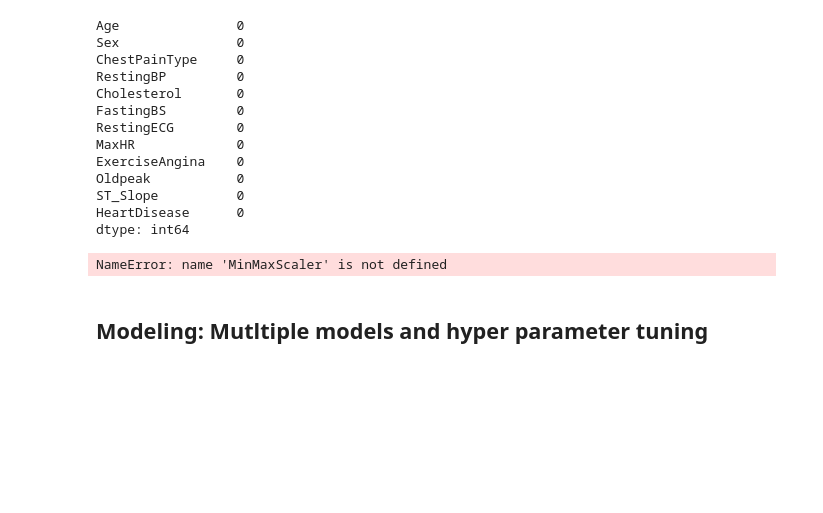
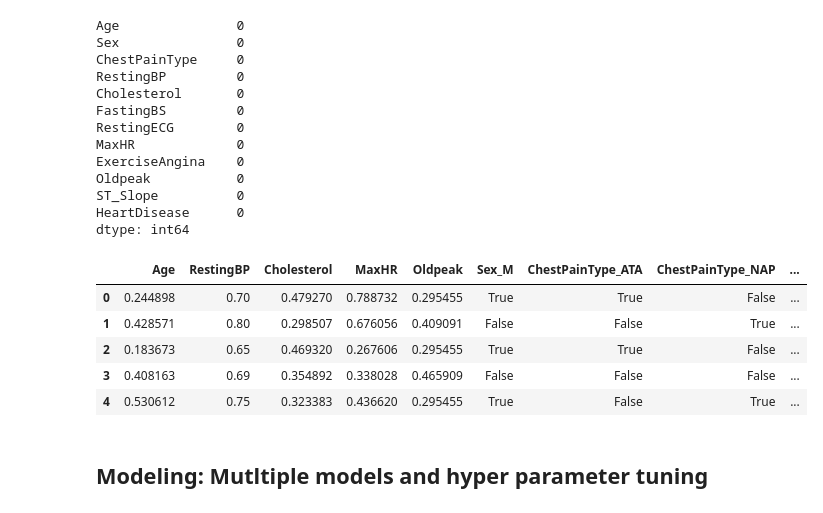
Before and after one commit to hugi-codes/Machine-Learning-Zoomcamp, a Jupyter notebook: mid-term-project/notebook.ipynb, the cells around one changed output. Drawn from its saved outputs; the diff is of its cells as text; code cells hidden in the pictures; blank space fills up the shorter version.

```diff
--- a/mid-term-project/notebook.ipynb
+++ b/mid-term-project/notebook.ipynb
@@ -349,17 +349,38 @@ HeartDisease      0
 dtype: int64
 # %%
 # One-hot encoding of categorical features
+
+
+# Identify categorical columns (e.g., dtype == object or category)
+categorical_cols = df.select_dtypes(include=['object', 'category']).columns
+
+# Perform one-hot encoding
+df = pd.get_dummies(df, columns=categorical_cols, drop_first=True)
 # %%
 # Min Max scaling of numerical features
 # This is not necessary for random forest, but for other algorithms which are distance-based
 # Some algos have different requirements for preprocessing than others
+from sklearn.preprocessing import MinMaxScaler
 
 
+# Identify numerical columns
+numerical_cols = df.select_dtypes(include=['int64', 'float64']).columns
+
+# Apply Min-Max Scaling
 scaler = MinMaxScaler()
+df[numerical_cols] = scaler.fit_transform(df[numerical_cols])
 
-X = scaler.fit_transform(X)
+# Scales All Features to the Same Range: Each feature's values are normalized to lie within the specified range, commonly [0, 1].
+
+# Display the result
+df.head()
 # %% [output]
-NameError: name 'MinMaxScaler' is not defined
+|  | Age | RestingBP | Cholesterol | MaxHR | Oldpeak | Sex_M | ChestPainType_ATA | ChestPainType_NAP | ... |
+| 0 | 0.244898 | 0.70 | 0.479270 | 0.788732 | 0.295455 | True | True | False | ... |
+| 1 | 0.428571 | 0.80 | 0.298507 | 0.676056 | 0.409091 | False | False | True | ... |
+| 2 | 0.183673 | 0.65 | 0.469320 | 0.267606 | 0.295455 | True | True | False | ... |
+| 3 | 0.408163 | 0.69 | 0.354892 | 0.338028 | 0.465909 | False | False | False | ... |
+| 4 | 0.530612 | 0.75 | 0.323383 | 0.436620 | 0.295455 | True | False | True | ... |
 # %%
 # Creating Feature Matrix X and target var series y
 X = df.iloc[ : , :-1]
```
Also changed, not shown: parts of 3 cells of this notebook.
